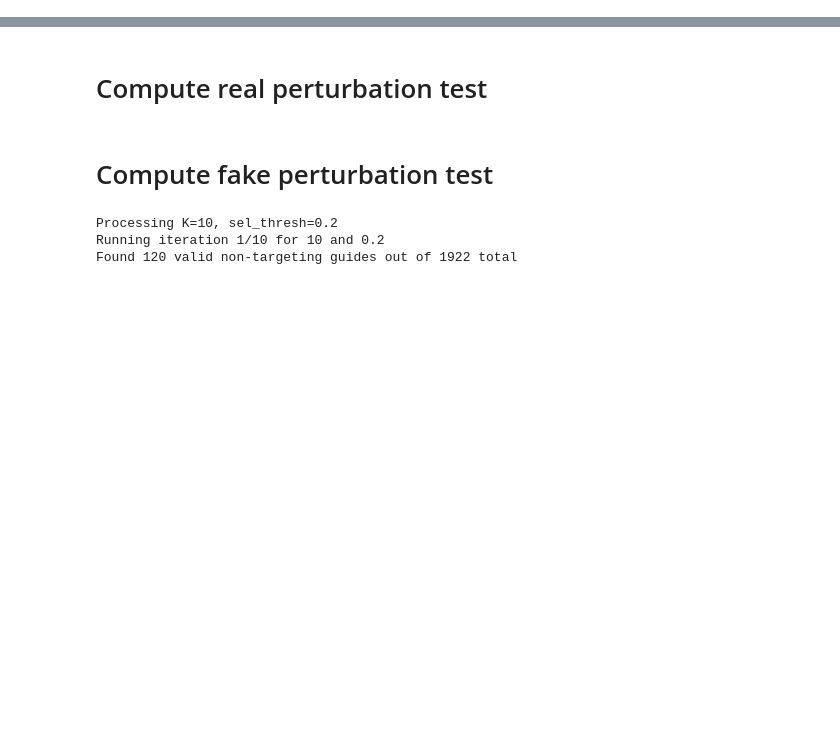
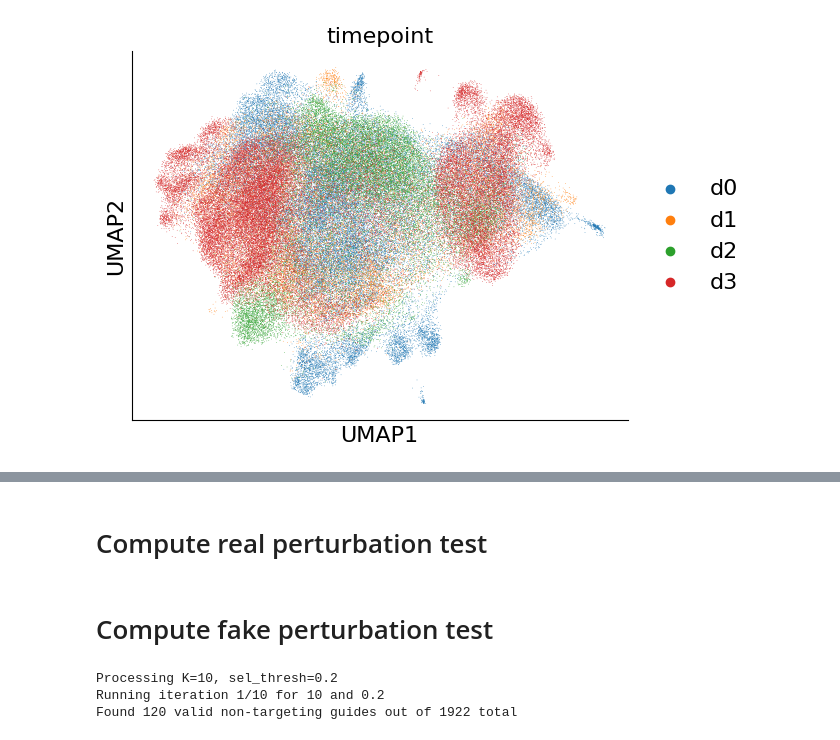
Before and after one commit to EngreitzLab/cNMF_benchmarking, a Jupyter notebook: cNMF_benchmarking_pipeline/Perturbation_association_calibration/JupterNote_Version/U-test_perturbation_calibration.ipynb, the cells around one changed output, grey strips where cells are left out. Drawn from its saved outputs; the diff is of its cells as text; code cells hidden in the pictures; blank space fills up the shorter version.

```diff
--- a/cNMF_benchmarking_pipeline/Perturbation_association_calibration/JupterNote_Version/U-test_perturbation_calibration.ipynb
+++ b/cNMF_benchmarking_pipeline/Perturbation_association_calibration/JupterNote_Version/U-test_perturbation_calibration.ipynb
@@ -29,0 +28,7 @@ Matplotlib is building the font cache; this may take a moment.
+# %%
+adata = sc.read("/oak/stanford/groups/engreitz/Users/ymo/IGVF_ccperturbseq/Data/raw.h5ad")
+sc.pp.neighbors(adata, n_neighbors=15, n_pcs=50)
+sc.tl.umap(adata, min_dist=0.5, spread=1.0)
+sc.pl.umap(adata, color='timepoint')
+# %% [output]
+[figure, added]
```
Also changed, not shown: parts of 6 cells of this notebook, 5 other files.
